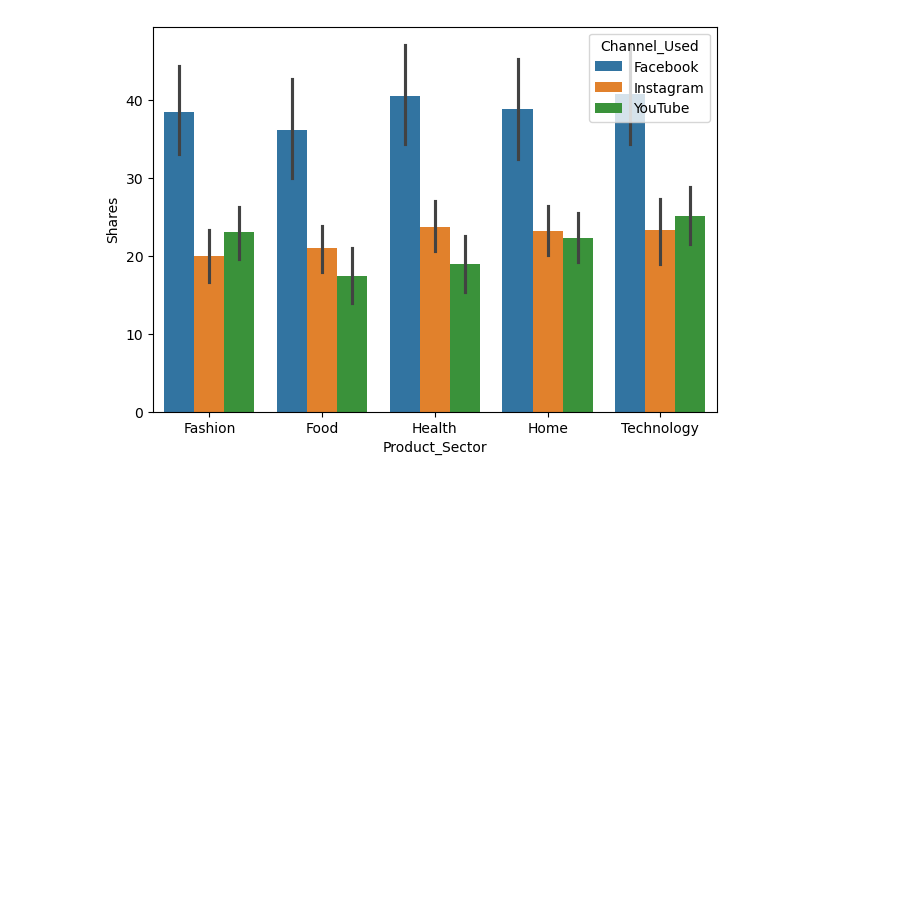
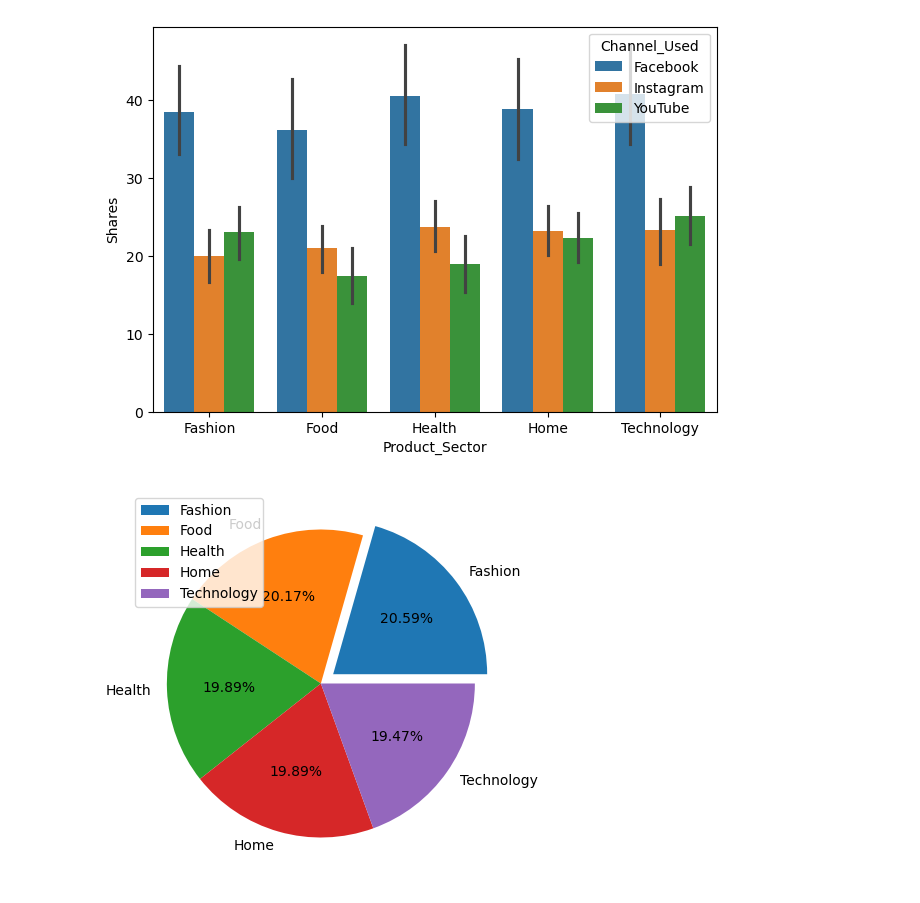
Before and after one commit to taimoorrauf607/2, a Jupyter notebook: data cleaning.ipynb, the cells around one changed output. Drawn from its saved outputs; the diff is of its cells as text; code cells hidden in the pictures; blank space fills up the shorter version.

Commit message:
add new charts

```diff
--- a/data cleaning.ipynb
+++ b/data cleaning.ipynb
@@ -391,3 +391,11 @@ sns.barplot(data=df,x='Product_Sector',y='Shares', hue='Channel_Used',estimator=
 plt.show()
 # %% [output]
 [figure]
+# %%
+plt.figure(figsize=(16,5))
+plt.subplot(121)
+plt.pie(df['Product_Sector'].value_counts(),explode=[0.1,0,0,0,0],autopct="%0.2f%%", labels=df['Product_Sector'].unique())
+plt.legend(loc='upper left')
+plt.show()
+# %% [output]
+[figure, added]
```
Also changed, not shown: parts of 2 cells of this notebook.
